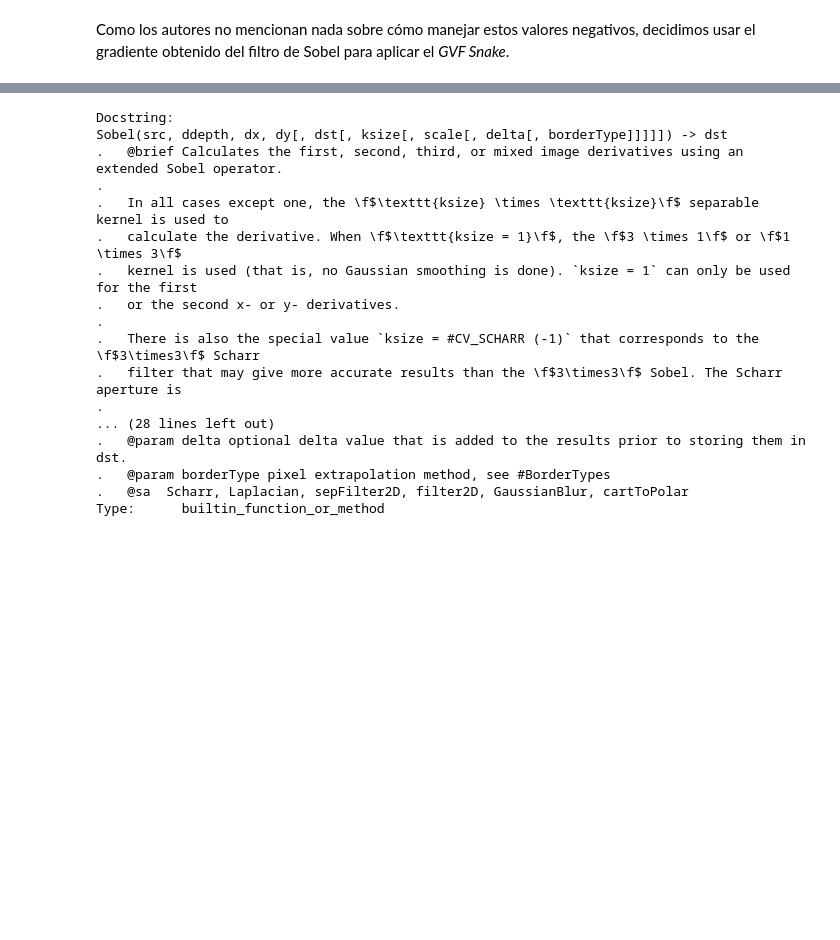
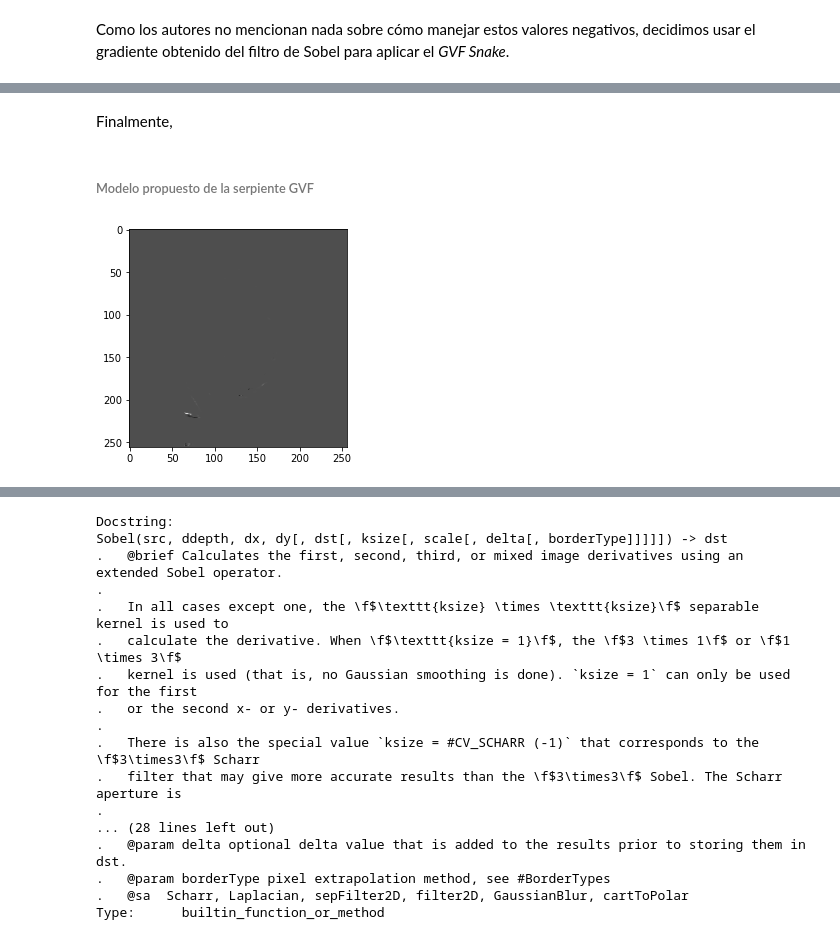
Before and after one commit to data-and-code/trabajo_con_imagenes, a Jupyter notebook: data-raw/clean_imgs.ipynb, the cells around one changed output, grey strips where cells are left out. Saved outputs shown, nothing was run; the diff lists cells and outputs as text; code cells hidden in the pictures; blank space fills up the shorter version.

```diff
--- a/data-raw/clean_imgs.ipynb
+++ b/data-raw/clean_imgs.ipynb
@@ -389,0 +466,4 @@ Como los autores no mencionan nada sobre cómo manejar estos valores negativos,
+# %% [markdown]
+Finalmente,
+# %% [markdown]
+###### Modelo propuesto de la serpiente GVF
@@ -390,20 +473,22 @@ Como los autores no mencionan nada sobre cómo manejar estos valores negativos,
 # %%
-fx = grad_x
-fy = grad_y
+fx = cv.Sobel(grad, cv.CV_64F, dx=1, dy=0)
+fy = cv.Sobel(grad, cv.CV_64F, dx=0, dy=1)
 
 u = fx.copy()
 v = fy.copy()
 
 lamb = 0.1
 # %%
-for i in range(3):
+for i in range(5):
     u = lamb * cv.Laplacian(u, cv.CV_64F) - (u - fx) * (fx*+2 + fy**2)
 
-for i in range(3):
+for i in range(5):
     v = lamb * cv.Laplacian(v, cv.CV_64F) - (v - fy) * (fx*+2 + fy**2)
 
 plt.imshow(u, cmap='gray')
 plt.show()
+# %% [output]
+[figure, added]
 # %%
 plt.imshow(v, cmap='gray')
 plt.show()
```
Also changed, not shown: parts of 23 cells of this notebook.
